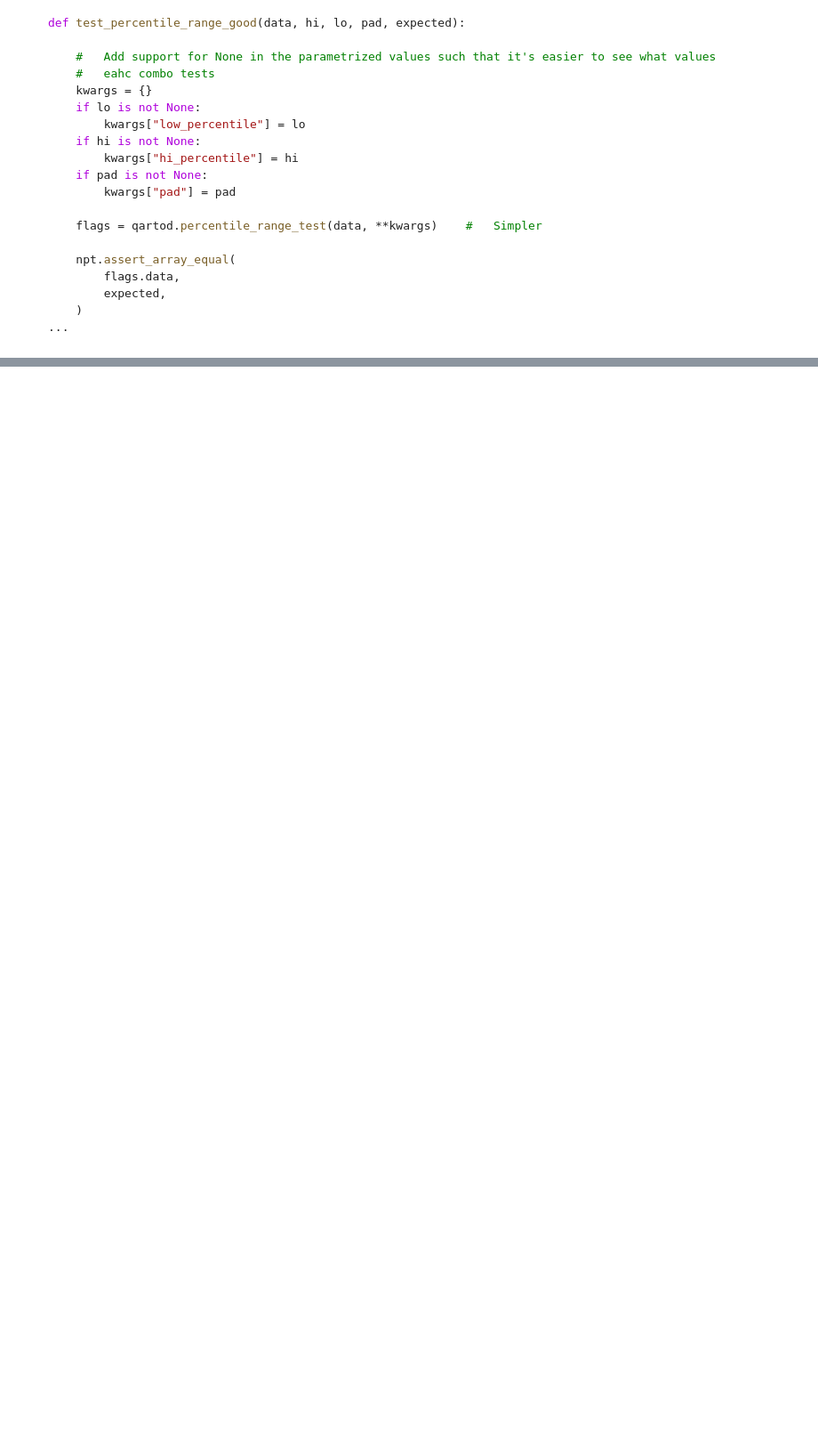
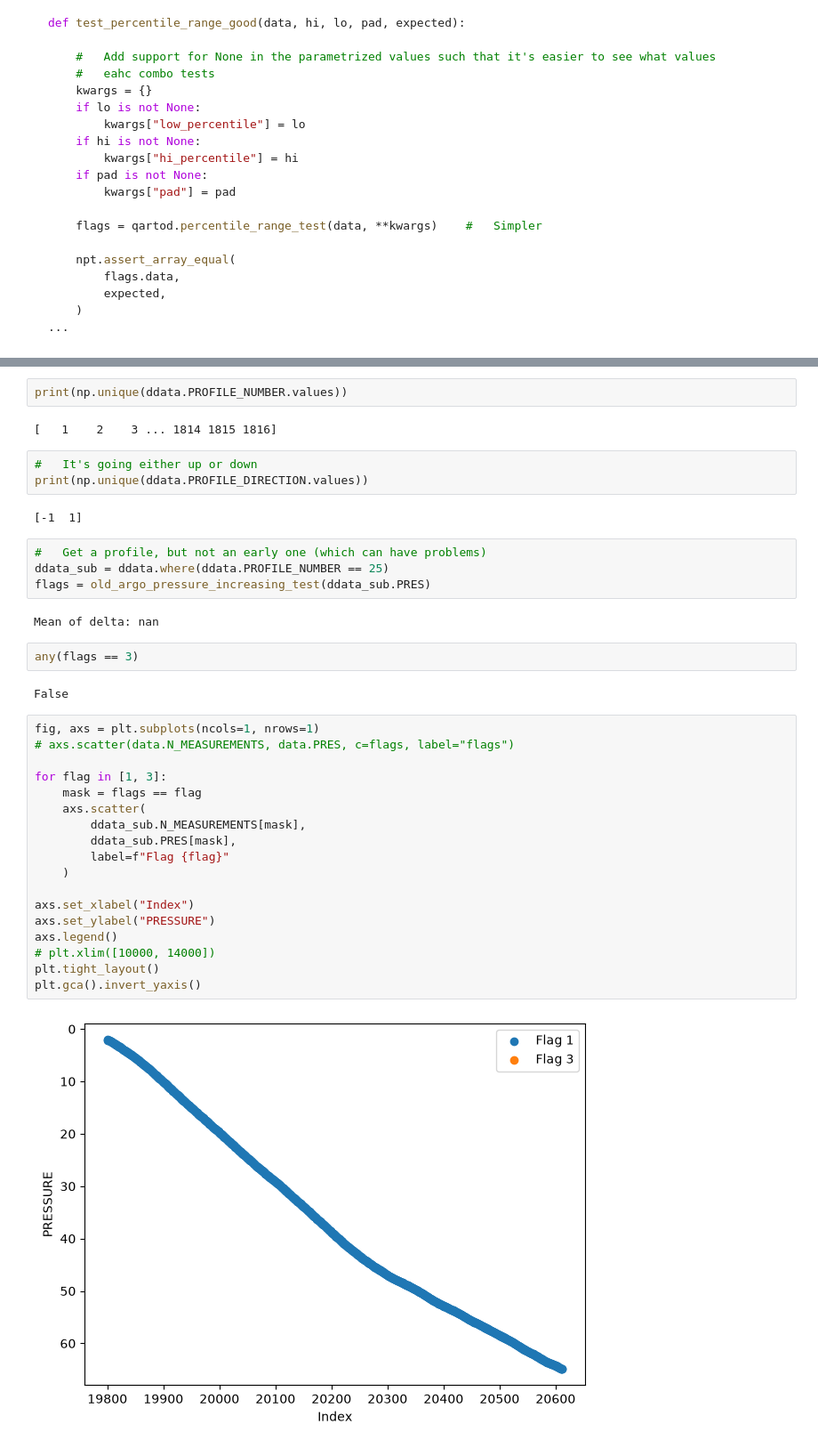
Before and after one commit to Klankers/mau_gsoc_qartod, a Jupyter notebook: deliverable_2.ipynb, the cells around one changed output, grey strips where cells are left out. Shown at 89% size. Drawn from its saved outputs; the diff is of its cells as text; blank space fills up the shorter version.

```diff
--- a/deliverable_2.ipynb
+++ b/deliverable_2.ipynb
@@ -5156,0 +5384,39 @@ def test_percentile_range_good(data, hi, lo, pad, expected):
+# %%
+print(np.unique(ddata.PROFILE_NUMBER.values))
+# %% [output]
+[   1    2    3 ... 1814 1815 1816]
+# %%
+#   It's going either up or down
+print(np.unique(ddata.PROFILE_DIRECTION.values))
+# %% [output]
+[-1  1]
+# %%
+#   Get a profile, but not an early one (which can have problems)
+ddata_sub = ddata.where(ddata.PROFILE_NUMBER == 25)
+flags = old_argo_pressure_increasing_test(ddata_sub.PRES)
+# %% [output]
+Mean of delta: nan
+# %%
+any(flags == 3)
+# %% [output]
+False
+# %%
+fig, axs = plt.subplots(ncols=1, nrows=1)
+# axs.scatter(data.N_MEASUREMENTS, data.PRES, c=flags, label="flags")
+
+for flag in [1, 3]:
+    mask = flags == flag
+    axs.scatter(
+        ddata_sub.N_MEASUREMENTS[mask],
+        ddata_sub.PRES[mask],
+        label=f"Flag {flag}"
+    )
+
+axs.set_xlabel("Index")
+axs.set_ylabel("PRESSURE")
+axs.legend()
+# plt.xlim([10000, 14000])
+plt.tight_layout()
+plt.gca().invert_yaxis()
+# %% [output]
+[figure, added]
```
Also changed, not shown: parts of 20 cells of this notebook.
